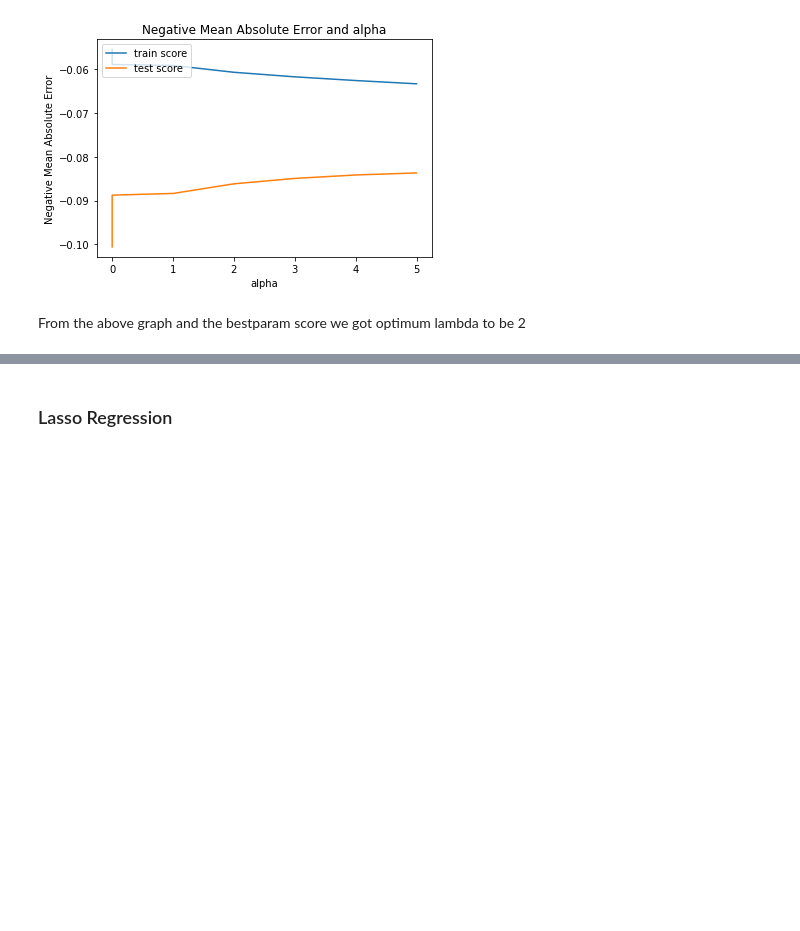
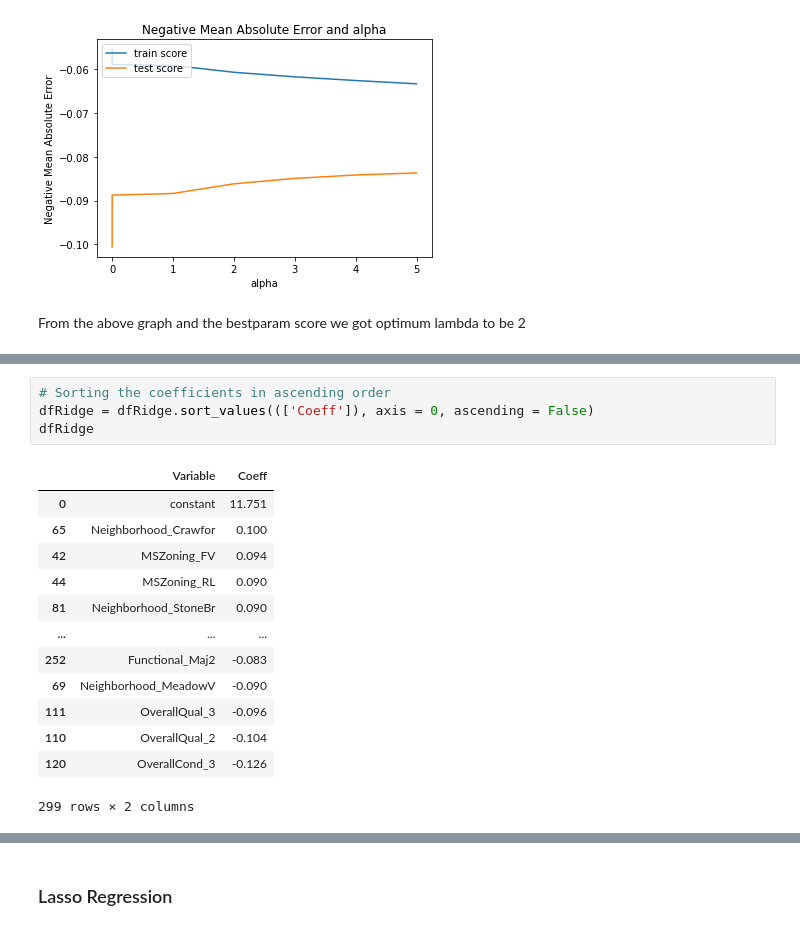
Before and after one commit to an32k/Ridge_Lasso_House_Price_Prediction, a Jupyter notebook: Advanced Regression - House Price Prediction.ipynb, the cells around one changed output, grey strips where cells are left out. Cells and saved outputs as stored; diff of their text form; blank space fills up the shorter version.

```diff
--- a/Advanced Regression - House Price Prediction.ipynb
+++ b/Advanced Regression - House Price Prediction.ipynb
@@ -571,0 +615,18 @@ RMSE : 0.10717121383970893
+# %%
+# Sorting the coefficients in ascending order
+dfRidge = dfRidge.sort_values((['Coeff']), axis = 0, ascending = False)
+dfRidge
+# %% [output]
+|  | Variable | Coeff |
+| 0 | constant | 11.751 |
+| 65 | Neighborhood_Crawfor | 0.100 |
+| 42 | MSZoning_FV | 0.094 |
+| 44 | MSZoning_RL | 0.090 |
+| 81 | Neighborhood_StoneBr | 0.090 |
+| ... | ... | ... |
+| 252 | Functional_Maj2 | -0.083 |
+| 69 | Neighborhood_MeadowV | -0.090 |
+| 111 | OverallQual_3 | -0.096 |
+| 110 | OverallQual_2 | -0.104 |
+| 120 | OverallCond_3 | -0.126 |
+299 rows × 2 columns
```
Also changed, not shown: parts of 10 cells of this notebook.
